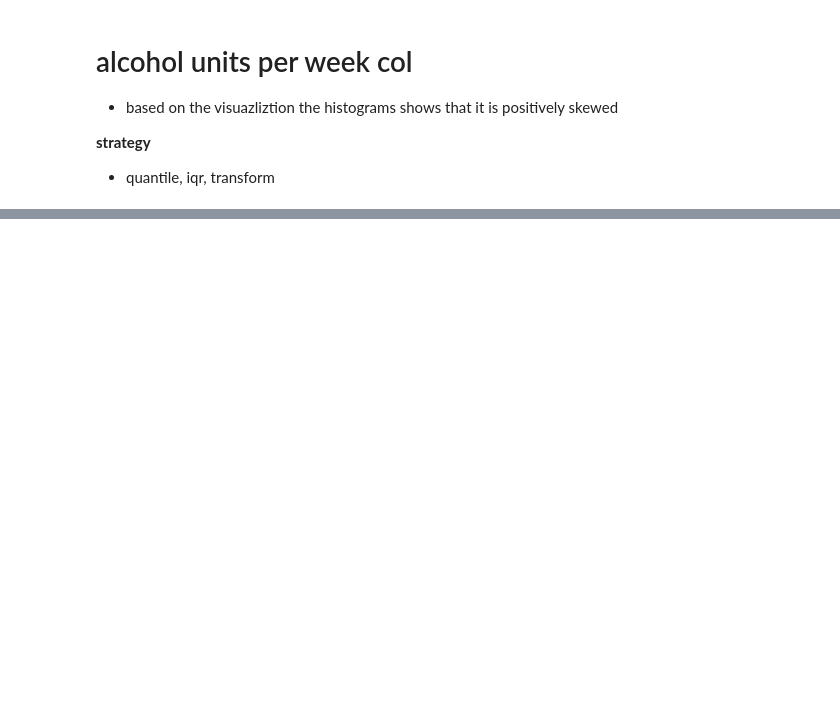
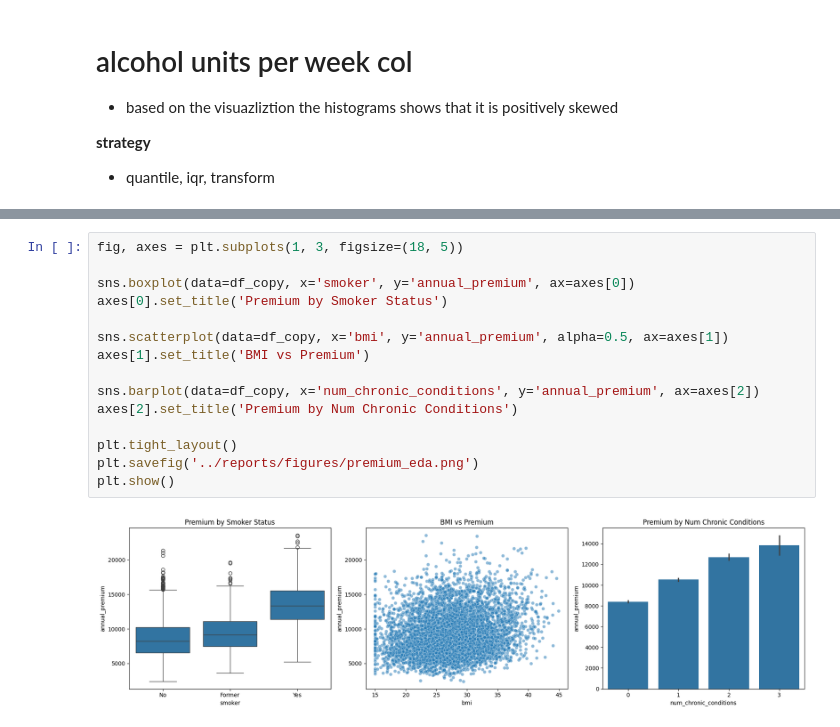
Before and after one commit to Wewds1/ML_Projects, a Jupyter notebook: Insurance_Claims/notebooks/01_eda.ipynb, the cells around one changed output, grey strips where cells are left out. Saved outputs shown, nothing was run; the diff lists cells and outputs as text; blank space fills up the shorter version.

```diff
--- a/Insurance_Claims/notebooks/01_eda.ipynb
+++ b/Insurance_Claims/notebooks/01_eda.ipynb
@@ -100,0 +98,17 @@ plt.show()
+# %%
+fig, axes = plt.subplots(1, 3, figsize=(18, 5))
+
+sns.boxplot(data=df_copy, x='smoker', y='annual_premium', ax=axes[0])
+axes[0].set_title('Premium by Smoker Status')
+
+sns.scatterplot(data=df_copy, x='bmi', y='annual_premium', alpha=0.5, ax=axes[1])
+axes[1].set_title('BMI vs Premium')
+
+sns.barplot(data=df_copy, x='num_chronic_conditions', y='annual_premium', ax=axes[2])
+axes[2].set_title('Premium by Num Chronic Conditions')
+
+plt.tight_layout()
+plt.savefig('../reports/figures/premium_eda.png')
+plt.show()
+# %% [output]
+[figure, added]
```
Also changed, not shown: parts of 10 cells of this notebook, 6 other files.
